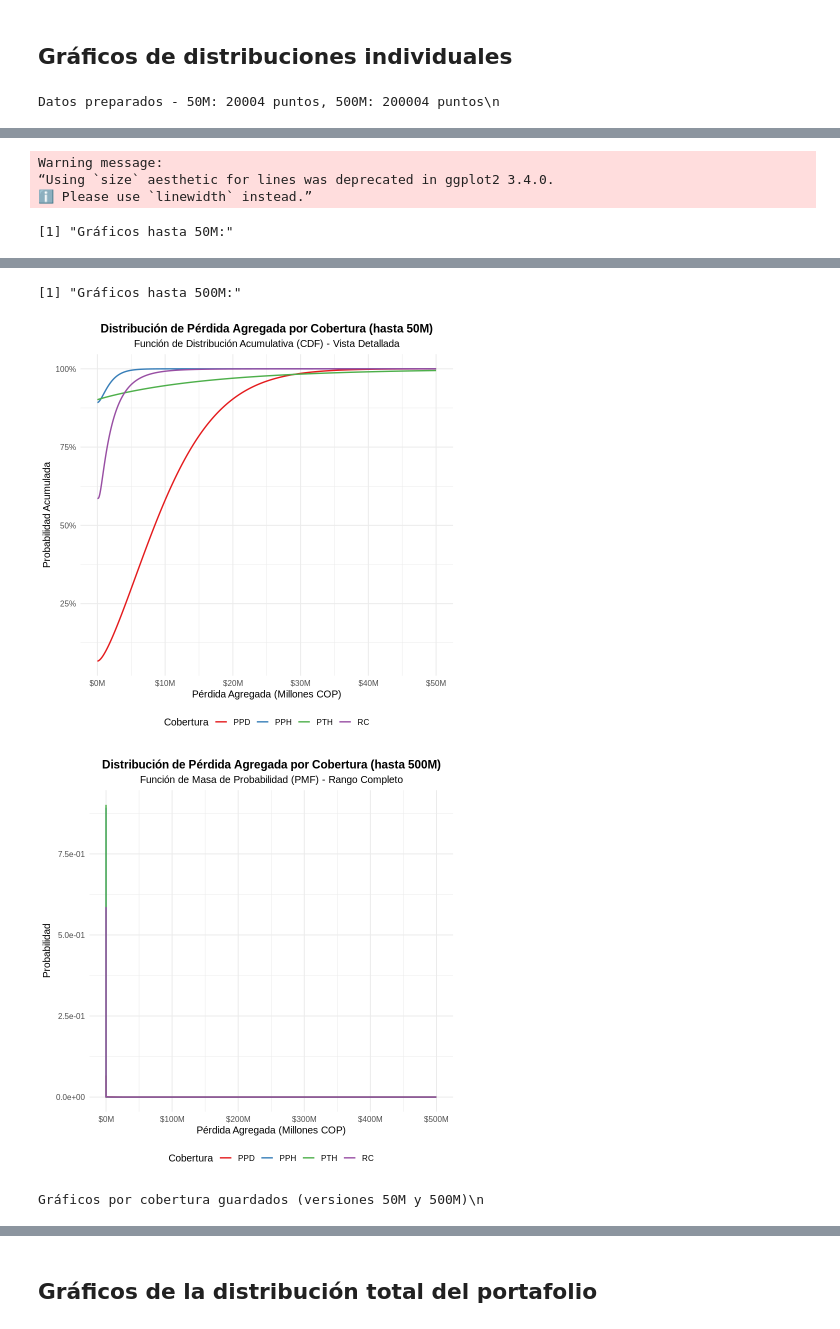
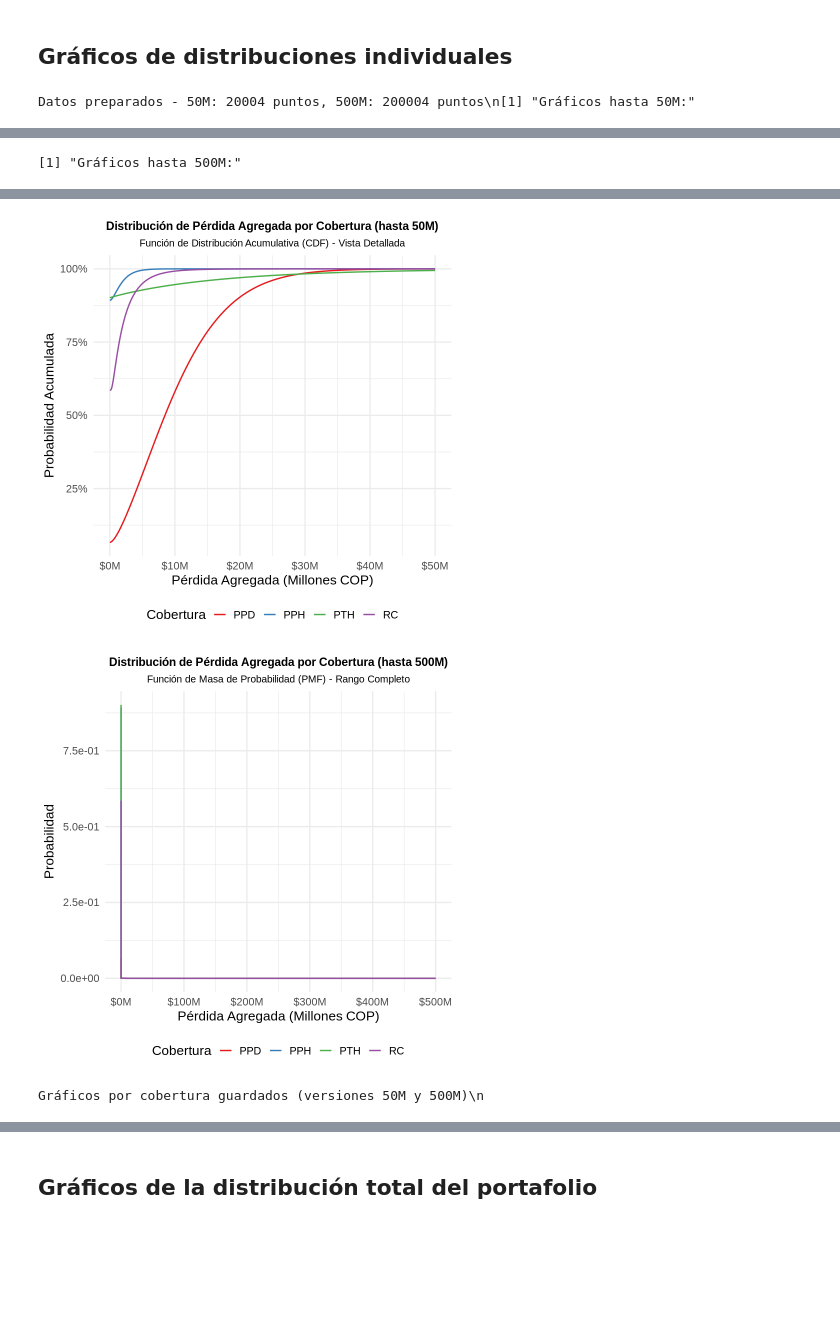
Before and after one commit to RiemannIntegrable/modelo-de-riesgo-colectivo-en-siniestros-de-autos, a Jupyter notebook: notebooks/convolucion_final.ipynb, the cells around one changed output, grey strips where cells are left out. Drawn from its saved outputs; the diff is of its cells as text; code cells hidden in the pictures; blank space fills up the shorter version.

```diff
--- a/notebooks/convolucion_final.ipynb
+++ b/notebooks/convolucion_final.ipynb
@@ -20,7 +20,7 @@ library(scales)
 library(RColorBrewer)
 
 # Configuración de gráficos
-theme_set(theme_minimal(base_size = 12))
+theme_set(theme_minimal(base_size = 16))
 
 # Crear directorio de salida si no existe
 if (!dir.exists("../data/output")) {
@@ -402,7 +385,7 @@ p1_50M <- ggplot(datos_grafico_50M, aes(x = x, y = pmf, color = cobertura)) +
     y = "Probabilidad",
     color = "Cobertura"
   ) +
-  theme_minimal(base_size = 12) +
+  theme_minimal(base_size = 16) +
   theme(
     legend.position = "bottom",
     plot.title = element_text(hjust = 0.5, size = 14, face = "bold"),
@@ -422,7 +405,7 @@ p2_50M <- ggplot(datos_grafico_50M, aes(x = x, y = cdf, color = cobertura)) +
     y = "Probabilidad Acumulada",
     color = "Cobertura"
   ) +
-  theme_minimal(base_size = 12) +
+  theme_minimal(base_size = 16) +
   theme(
     legend.position = "bottom",
     plot.title = element_text(hjust = 0.5, size = 14, face = "bold"),
@@ -444,7 +427,7 @@ p1_500M <- ggplot(datos_grafico_500M, aes(x = x, y = pmf, color = cobertura)) +
     y = "Probabilidad",
     color = "Cobertura"
   ) +
-  theme_minimal(base_size = 12) +
+  theme_minimal(base_size = 16) +
   theme(
     legend.position = "bottom",
     plot.title = element_text(hjust = 0.5, size = 14, face = "bold"),
@@ -464,7 +447,7 @@ p2_500M <- ggplot(datos_grafico_500M, aes(x = x, y = cdf, color = cobertura)) +
     y = "Probabilidad Acumulada",
     color = "Cobertura"
   ) +
-  theme_minimal(base_size = 12) +
+  theme_minimal(base_size = 16) +
   theme(
     legend.position = "bottom",
     plot.title = element_text(hjust = 0.5, size = 14, face = "bold"),
@@ -488,4 +471,4 @@ ggsave("../data/output/grafico_cdf_coberturas_500M.png", p2_500M, width = 12, he
 
 cat("Gráficos por cobertura guardados (versiones 50M y 500M)\\n")
 # %% [output]
-Datos preparados - 50M: 20004 puntos, 500M: 200004 puntos\n
+Datos preparados - 50M: 20004 puntos, 500M: 200004 puntos\n[1] "Gráficos hasta 50M:"
@@ -492,4 +476 @@ Datos preparados - 50M: 20004 puntos, 500M: 200004 puntos\n
-Warning message:
-“Using `size` aesthetic for lines was deprecated in ggplot2 3.4.0.
-ℹ Please use `linewidth` instead.”
+[1] "Gráficos hasta 500M:"
-[1] "Gráficos hasta 50M:"
@@ -497,4 +477,3 @@ Warning message:
-[1] "Gráficos hasta 500M:"
-[figure, old version]
+[figure, new version]
-[figure, old version]
+[figure, new version]
-Gráficos por cobertura guardados (versiones 50M y 500M)\n
+Gráficos por cobertura guardados (versiones 50M y 500M)\n
```
Also changed, not shown: parts of 7 cells of this notebook, 8 other files.
